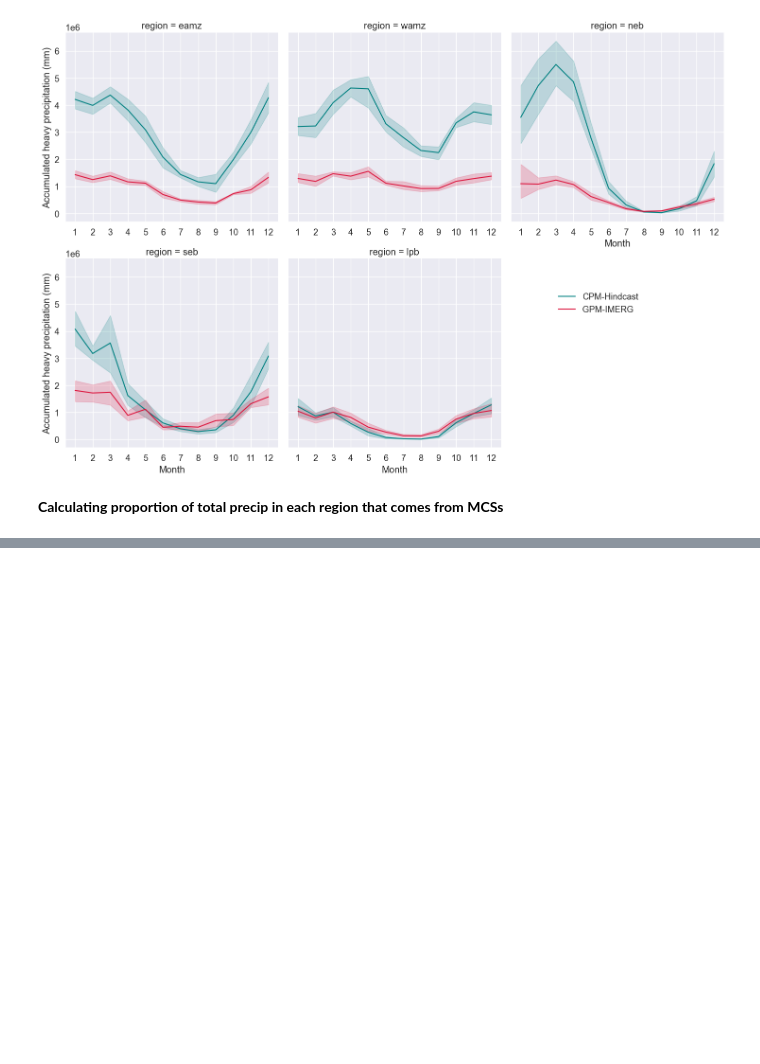
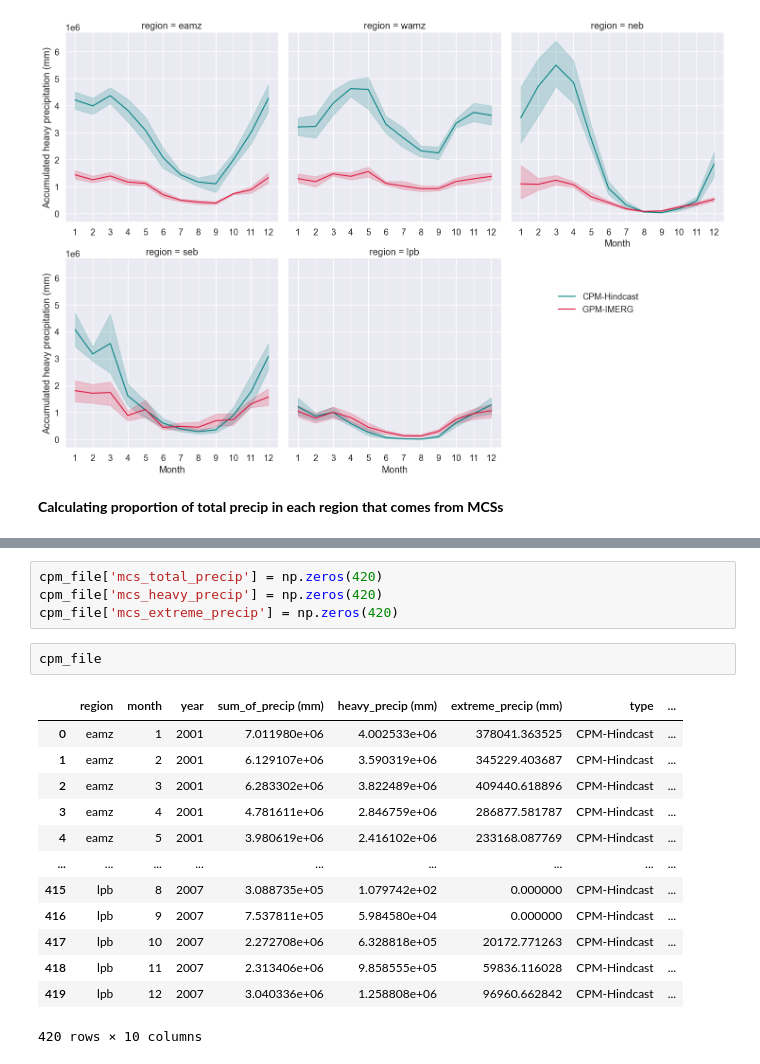
Before and after one commit to harrietgilmour/analysis, a Jupyter notebook: contribution_to_rainfall.ipynb, the cells around one changed output, grey strips where cells are left out. Cells and saved outputs as stored; diff of their text form; blank space fills up the shorter version.

```diff
--- a/contribution_to_rainfall.ipynb
+++ b/contribution_to_rainfall.ipynb
@@ -493,0 +565,20 @@ g.set_xticklabels(labels=np.arange(1,13), step=1)
+# %%
+cpm_file['mcs_total_precip'] = np.zeros(420)
+cpm_file['mcs_heavy_precip'] = np.zeros(420)
+cpm_file['mcs_extreme_precip'] = np.zeros(420)
+# %%
+cpm_file
+# %% [output]
+|  | region | month | year | sum_of_precip (mm) | heavy_precip (mm) | extreme_precip (mm) | type | ... |
+| 0 | eamz | 1 | 2001 | 7.011980e+06 | 4.002533e+06 | 378041.363525 | CPM-Hindcast | ... |
+| 1 | eamz | 2 | 2001 | 6.129107e+06 | 3.590319e+06 | 345229.403687 | CPM-Hindcast | ... |
+| 2 | eamz | 3 | 2001 | 6.283302e+06 | 3.822489e+06 | 409440.618896 | CPM-Hindcast | ... |
+| 3 | eamz | 4 | 2001 | 4.781611e+06 | 2.846759e+06 | 286877.581787 | CPM-Hindcast | ... |
+| 4 | eamz | 5 | 2001 | 3.980619e+06 | 2.416102e+06 | 233168.087769 | CPM-Hindcast | ... |
+| ... | ... | ... | ... | ... | ... | ... | ... | ... |
+| 415 | lpb | 8 | 2007 | 3.088735e+05 | 1.079742e+02 | 0.000000 | CPM-Hindcast | ... |
+| 416 | lpb | 9 | 2007 | 7.537811e+05 | 5.984580e+04 | 0.000000 | CPM-Hindcast | ... |
+| 417 | lpb | 10 | 2007 | 2.272708e+06 | 6.328818e+05 | 20172.771263 | CPM-Hindcast | ... |
+| 418 | lpb | 11 | 2007 | 2.313406e+06 | 9.858555e+05 | 59836.116028 | CPM-Hindcast | ... |
+| 419 | lpb | 12 | 2007 | 3.040336e+06 | 1.258808e+06 | 96960.662842 | CPM-Hindcast | ... |
+420 rows × 10 columns
```
Also changed, not shown: parts of 13 cells of this notebook.
